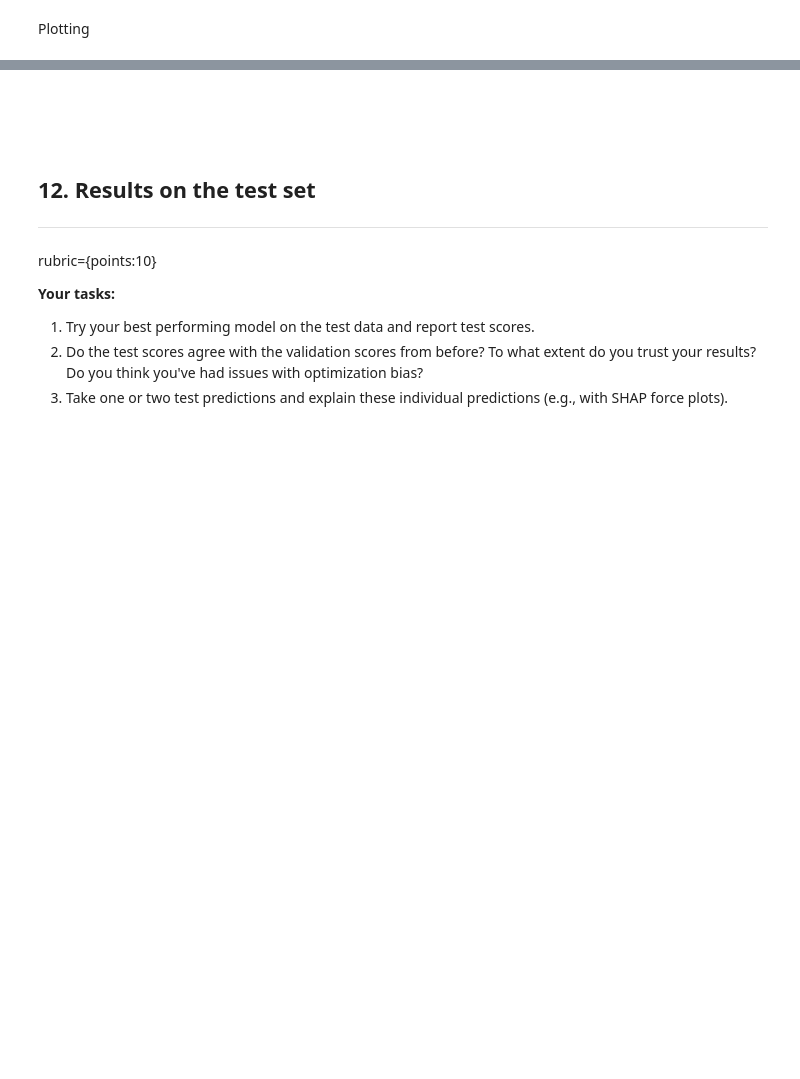
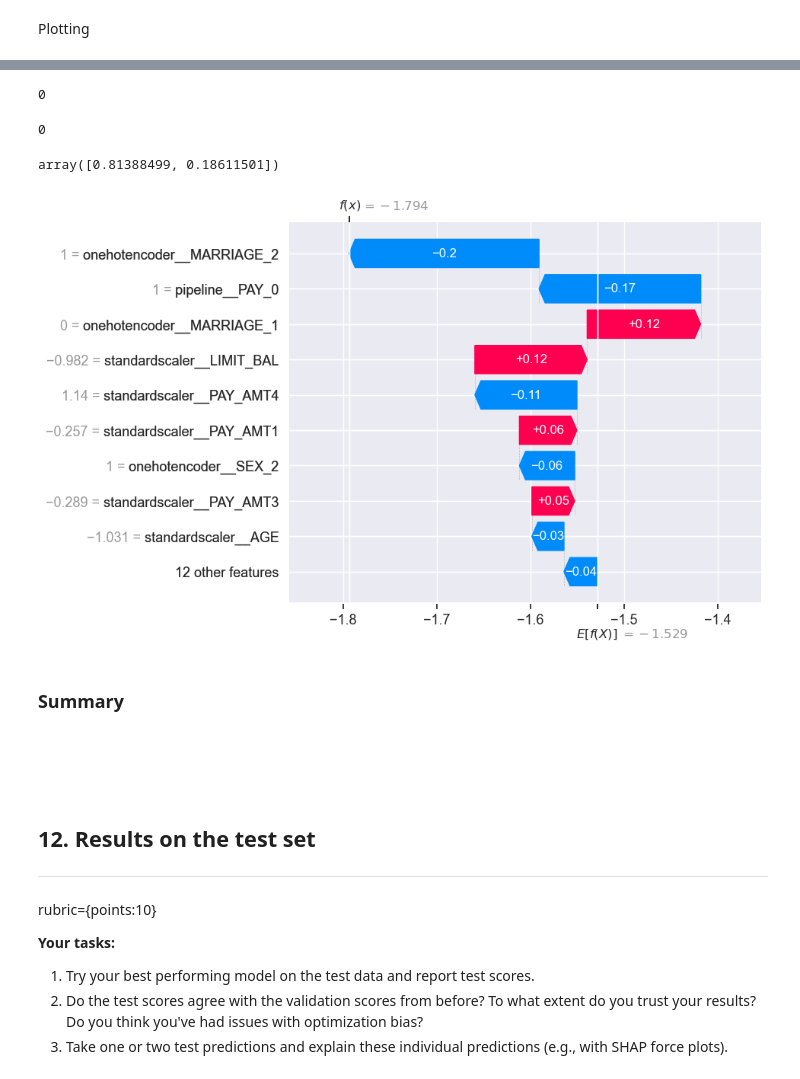
Before and after one commit to LaoAronn/CC-Default-Classification, a Jupyter notebook: hw5.ipynb, the cells around one changed output, grey strips where cells are left out. Cells and saved outputs as stored; diff of their text form; code cells hidden in the pictures; blank space fills up the shorter version.

```diff
--- a/hw5.ipynb
+++ b/hw5.ipynb
@@ -1097,3 +1102,25 @@ shap.summary_plot(train_shap_values, X_train_enc, plot_type="bar")
+# %%
+no_default_idx = 1
+default_idx = 0
+# %%
+testX_enc.iloc[no_default_idx]
+testY.iloc[no_default_idx]
+# %% [output]
+0
+# %%
+model.predict(testX_enc)[no_default_idx]
+# %% [output]
+0
+# %%
+model.predict_proba(testX_enc)[no_default_idx]
+# %% [output]
+array([0.81388499, 0.18611501])
+# %%
+shap.plots.waterfall(test_shap_values[default_idx])
+# %% [output]
+[figure, added]
+# %% [markdown]
+### Summary
 # %% [markdown]
 <!-- END QUESTION -->
 
```
Also changed, not shown: parts of 11 cells of this notebook.
